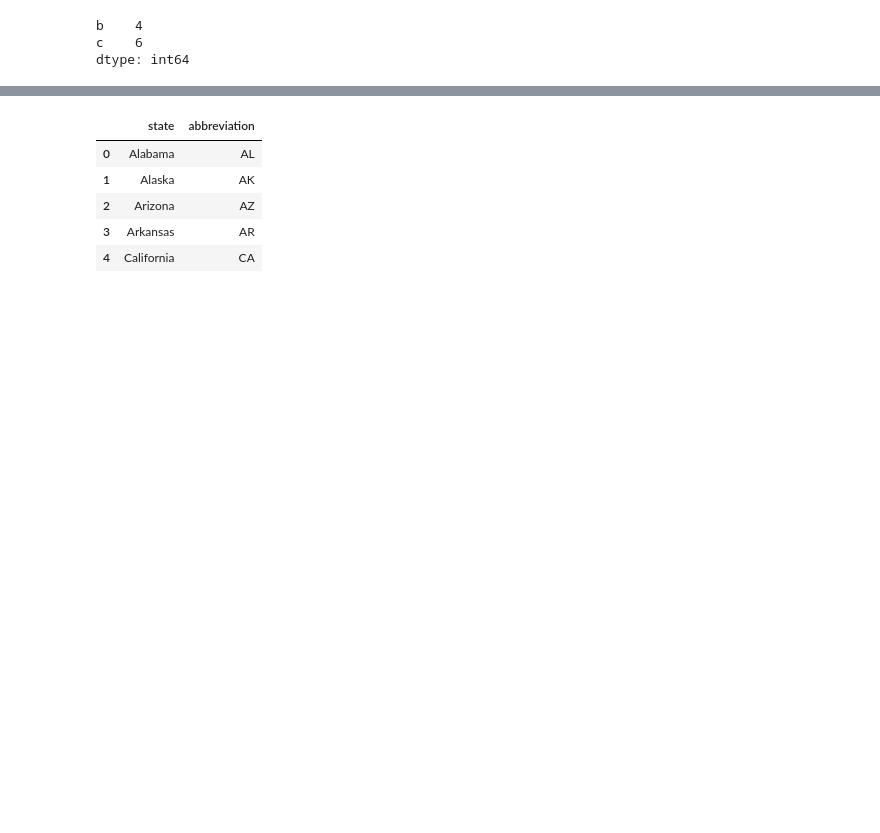
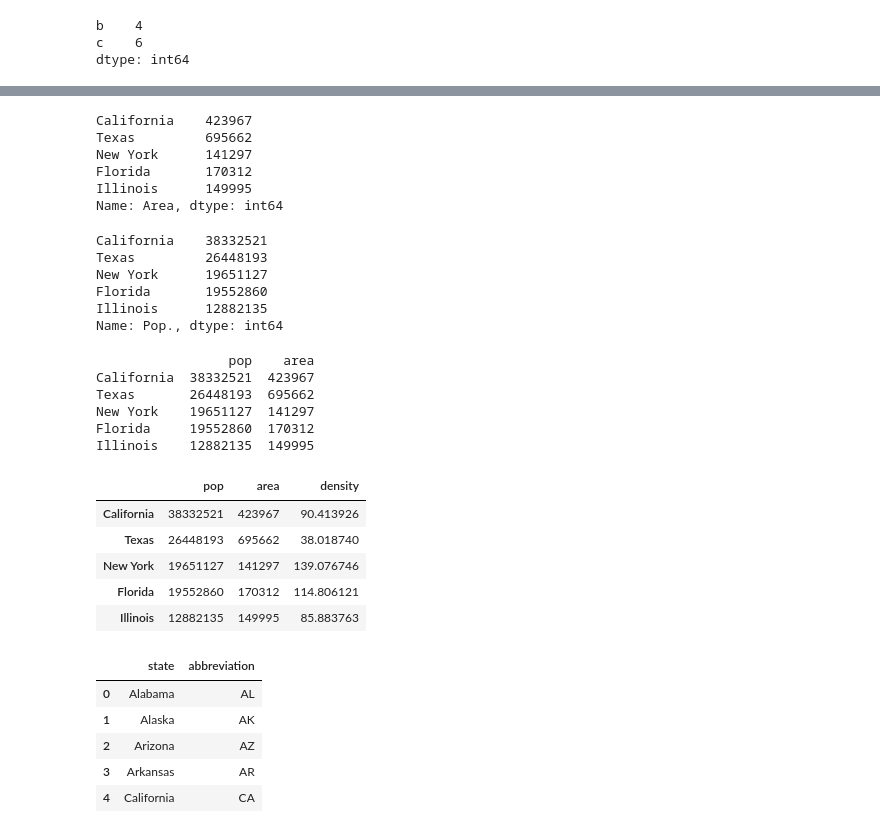
Before and after one commit to rajeev-khoodeeram/python, a Jupyter notebook: pandas_all.ipynb, the cells around one changed output, grey strips where cells are left out. Cells and saved outputs as stored; diff of their text form; code cells hidden in the pictures; blank space fills up the shorter version.

```diff
--- a/pandas_all.ipynb
+++ b/pandas_all.ipynb
@@ -122,3 +145,44 @@ dtype: int64
+# %%
+# using areaPop declared above
+# getting area
+print(areaPop.loc["Area"])
+# %% [output]
+California    423967
+Texas         695662
+New York      141297
+Florida       170312
+Illinois      149995
+Name: Area, dtype: int64
+# %%
+print(areaPop.loc["Pop."])
+# %% [output]
+California    38332521
+Texas         26448193
+New York      19651127
+Florida       19552860
+Illinois      12882135
+Name: Pop., dtype: int64
+# %%
+overallDict = pd.DataFrame({'pop':population_dict, 'area':area_dict})
+print(overallDict)
+# %% [output]
+                 pop    area
+California  38332521  423967
+Texas       26448193  695662
+New York    19651127  141297
+Florida     19552860  170312
+Illinois    12882135  149995
+# %%
+# Adding a third column on the fly
+overallDict['density'] = overallDict['pop'] / overallDict['area']
+overallDict
+# %% [output]
+|  | pop | area | density |
+| California | 38332521 | 423967 | 90.413926 |
+| Texas | 26448193 | 695662 | 38.018740 |
+| New York | 19651127 | 141297 | 139.076746 |
+| Florida | 19552860 | 170312 | 114.806121 |
+| Illinois | 12882135 | 149995 | 85.883763 |
 # %%
 abbrevs.head()
 # %% [output]
```
Also changed, not shown: parts of 2 cells of this notebook.
